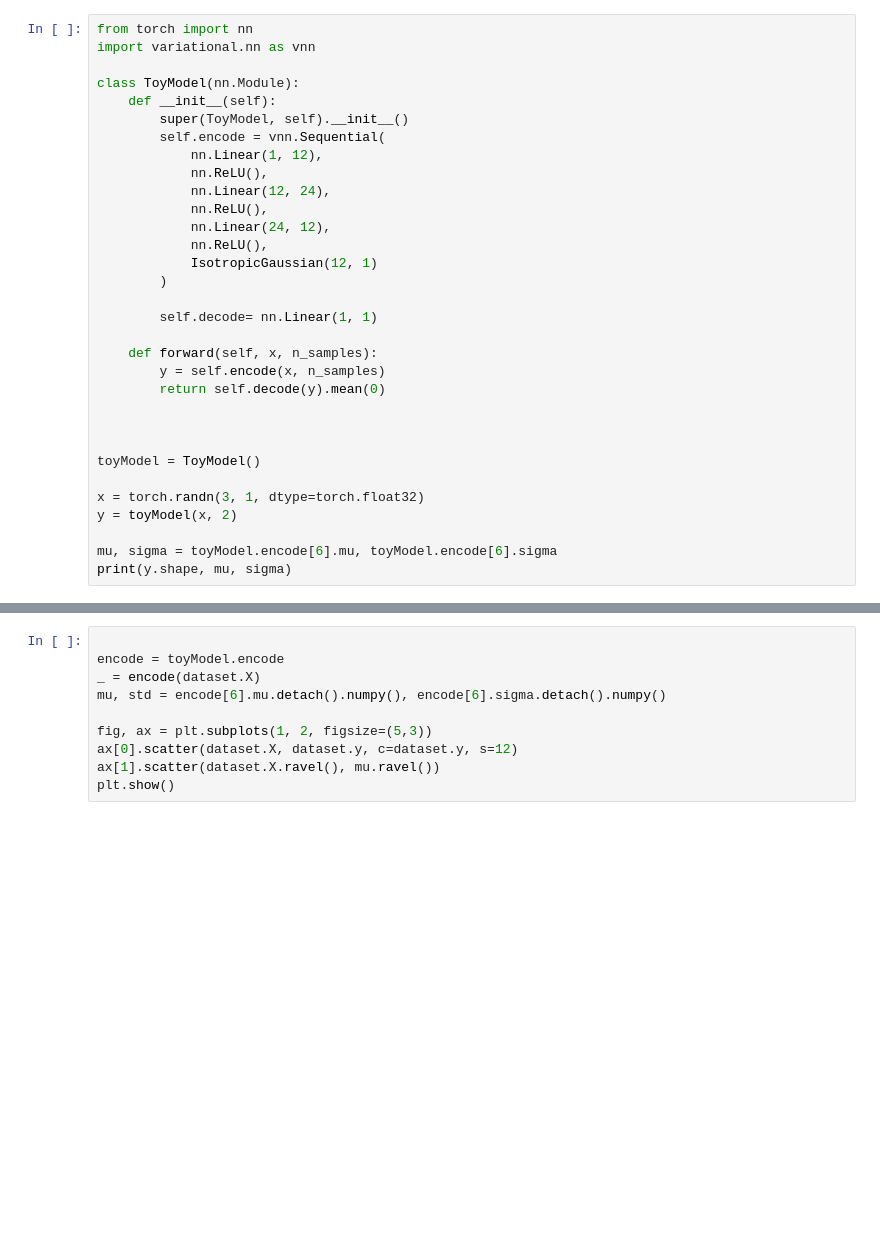
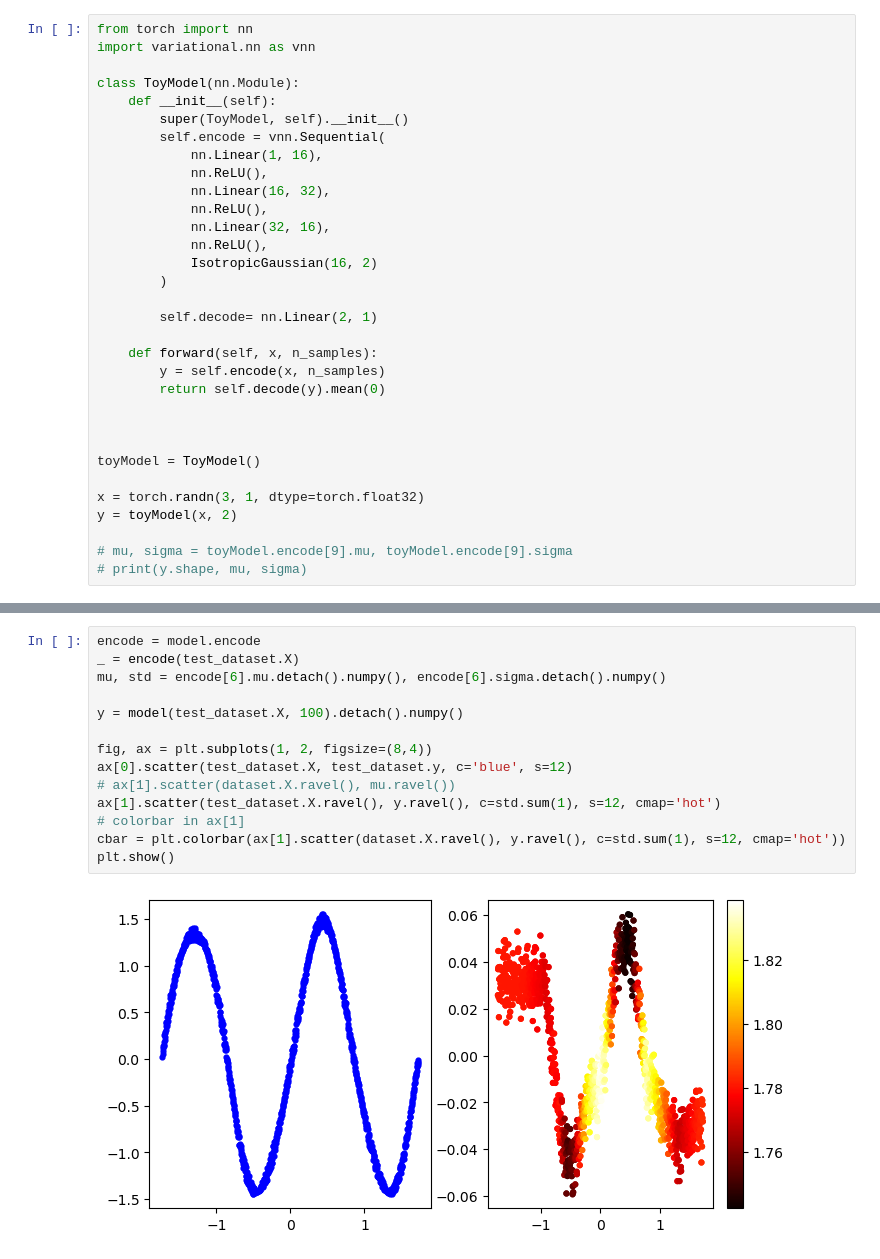
Before and after one commit to SolidusAbi/UncertaintyBottleneck, a Jupyter notebook: vib.ipynb, the cells around one changed output, grey strips where cells are left out. Drawn from its saved outputs; the diff is of its cells as text; blank space fills up the shorter version.

```diff
--- a/vib.ipynb
+++ b/vib.ipynb
@@ -14,16 +84,16 @@ class ToyModel(nn.Module):
     def __init__(self):
         super(ToyModel, self).__init__()
         self.encode = vnn.Sequential(
-            nn.Linear(1, 12),
+            nn.Linear(1, 16),
             nn.ReLU(),
-            nn.Linear(12, 24),
+            nn.Linear(16, 32),
             nn.ReLU(),
-            nn.Linear(24, 12),
+            nn.Linear(32, 16),
             nn.ReLU(),
-            IsotropicGaussian(12, 1)
+            IsotropicGaussian(16, 2)
         )
 
-        self.decode= nn.Linear(1, 1)
+        self.decode= nn.Linear(2, 1)
 
     def forward(self, x, n_samples):
         y = self.encode(x, n_samples)
@@ -36,8 +106,8 @@ toyModel = ToyModel()
 x = torch.randn(3, 1, dtype=torch.float32)
 y = toyModel(x, 2)
 
-mu, sigma = toyModel.encode[6].mu, toyModel.encode[6].sigma
-print(y.shape, mu, sigma)
+# mu, sigma = toyModel.encode[9].mu, toyModel.encode[9].sigma
+# print(y.shape, mu, sigma)
 # %%
 from dataset import SyntheticDataset1
 
@@ -70,10 +162,16 @@ for epoch in range(1000):
 # %%
-
-encode = toyModel.encode
-_ = encode(dataset.X)
+encode = model.encode
+_ = encode(test_dataset.X)
 mu, std = encode[6].mu.detach().numpy(), encode[6].sigma.detach().numpy()
 
-fig, ax = plt.subplots(1, 2, figsize=(5,3))
-ax[0].scatter(dataset.X, dataset.y, c=dataset.y, s=12)
-ax[1].scatter(dataset.X.ravel(), mu.ravel())
+y = model(test_dataset.X, 100).detach().numpy()
+
+fig, ax = plt.subplots(1, 2, figsize=(8,4))
+ax[0].scatter(test_dataset.X, test_dataset.y, c='blue', s=12)
+# ax[1].scatter(dataset.X.ravel(), mu.ravel())
+ax[1].scatter(test_dataset.X.ravel(), y.ravel(), c=std.sum(1), s=12, cmap='hot')
+# colorbar in ax[1]
+cbar = plt.colorbar(ax[1].scatter(dataset.X.ravel(), y.ravel(), c=std.sum(1), s=12, cmap='hot'))
 plt.show()
+# %% [output]
+[figure, added]
```
Also changed, not shown: parts of 9 cells of this notebook, 1 other file.
